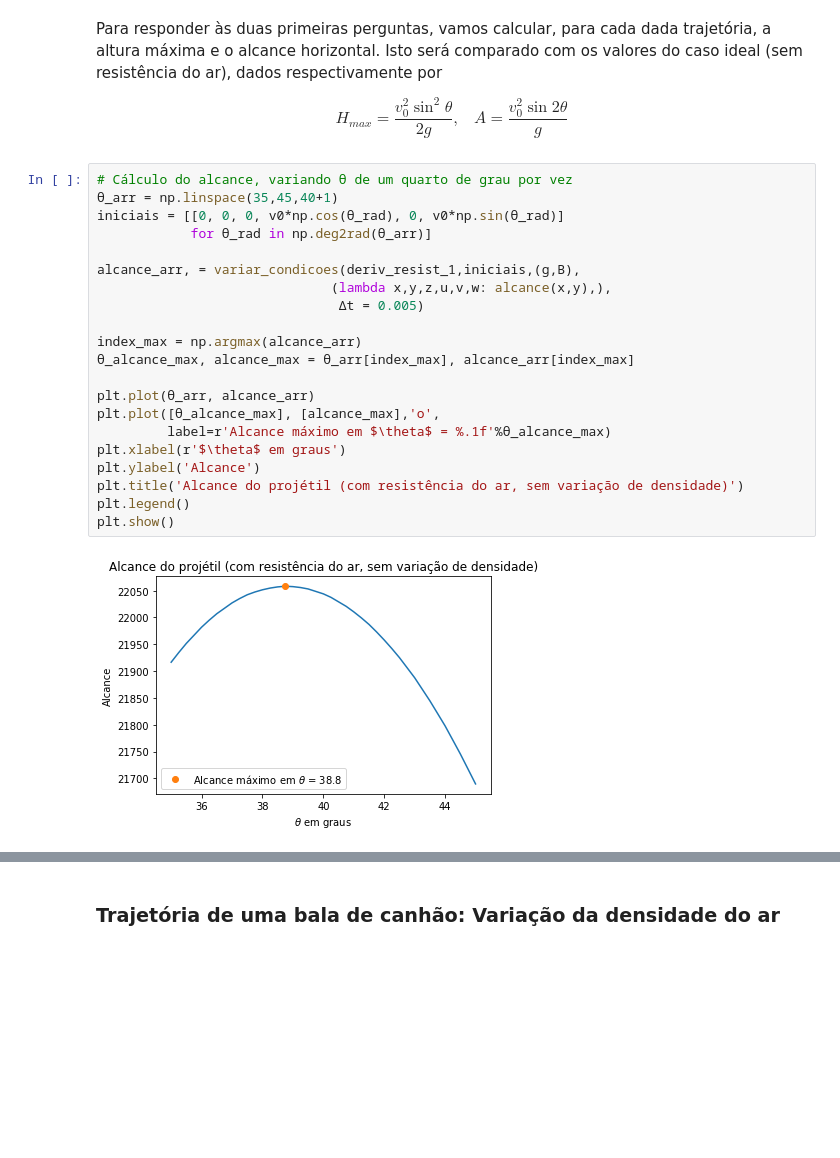
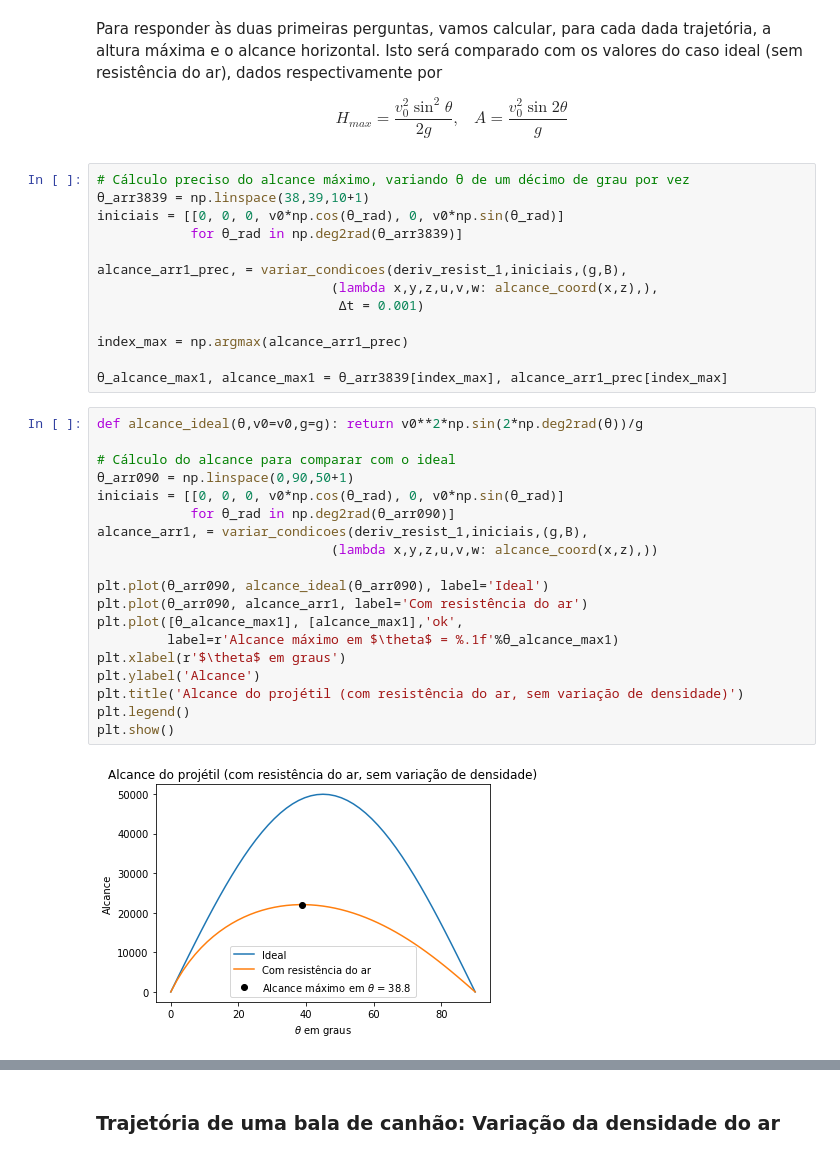
Before and after one commit to solano/mccomp19, a Jupyter notebook: projetil.ipynb, the cells around one changed output, grey strips where cells are left out. Saved outputs shown, nothing was run; the diff lists cells and outputs as text; blank space fills up the shorter version.

```diff
--- a/projetil.ipynb
+++ b/projetil.ipynb
@@ -373,27 +375,38 @@ plot_xz(trajetorias,legend=False)
 Para responder às duas primeiras perguntas, vamos calcular, para cada dada trajetória, a altura máxima e o alcance horizontal. Isto será comparado com os valores do caso ideal (sem resistência do ar), dados respectivamente por
 
 $$ H_{max} = \frac{v_0^2 \sin^2 \theta}{2g},\;\;\; A = \frac{v_0^2 \sin 2 \theta}{g} $$
+# %%
+# Cálculo preciso do alcance máximo, variando θ de um décimo de grau por vez
+θ_arr3839 = np.linspace(38,39,10+1)
+iniciais = [[0, 0, 0, v0*np.cos(θ_rad), 0, v0*np.sin(θ_rad)]
+            for θ_rad in np.deg2rad(θ_arr3839)]
+
+alcance_arr1_prec, = variar_condicoes(deriv_resist_1,iniciais,(g,B),
+                              (lambda x,y,z,u,v,w: alcance_coord(x,z),),
+                               Δt = 0.001)
+
+index_max = np.argmax(alcance_arr1_prec)
+
+θ_alcance_max1, alcance_max1 = θ_arr3839[index_max], alcance_arr1_prec[index_max]
 # %%
-# Cálculo do alcance, variando θ de um quarto de grau por vez
-θ_arr = np.linspace(35,45,40+1)
+def alcance_ideal(θ,v0=v0,g=g): return v0**2*np.sin(2*np.deg2rad(θ))/g
+
+# Cálculo do alcance para comparar com o ideal
+θ_arr090 = np.linspace(0,90,50+1)
 iniciais = [[0, 0, 0, v0*np.cos(θ_rad), 0, v0*np.sin(θ_rad)]
-            for θ_rad in np.deg2rad(θ_arr)]
+            for θ_rad in np.deg2rad(θ_arr090)]
+alcance_arr1, = variar_condicoes(deriv_resist_1,iniciais,(g,B),
+                              (lambda x,y,z,u,v,w: alcance_coord(x,z),))
 
-alcance_arr, = variar_condicoes(deriv_resist_1,iniciais,(g,B),
-                              (lambda x,y,z,u,v,w: alcance(x,y),),
-                               Δt = 0.005)
-
-index_max = np.argmax(alcance_arr)
-θ_alcance_max, alcance_max = θ_arr[index_max], alcance_arr[index_max]
-
-plt.plot(θ_arr, alcance_arr)
-plt.plot([θ_alcance_max], [alcance_max],'o',
-         label=r'Alcance máximo em $\theta$ = %.1f'%θ_alcance_max)
+plt.plot(θ_arr090, alcance_ideal(θ_arr090), label='Ideal')
+plt.plot(θ_arr090, alcance_arr1, label='Com resistência do ar')
+plt.plot([θ_alcance_max1], [alcance_max1],'ok',
+         label=r'Alcance máximo em $\theta$ = %.1f'%θ_alcance_max1)
 plt.xlabel(r'$\theta$ em graus')
 plt.ylabel('Alcance')
 plt.title('Alcance do projétil (com resistência do ar, sem variação de densidade)')
 plt.legend()
 plt.show()
 # %% [output]
-[figure, old version]
+[figure, new version]
 # %%
```
Also changed, not shown: parts of 29 cells of this notebook.
